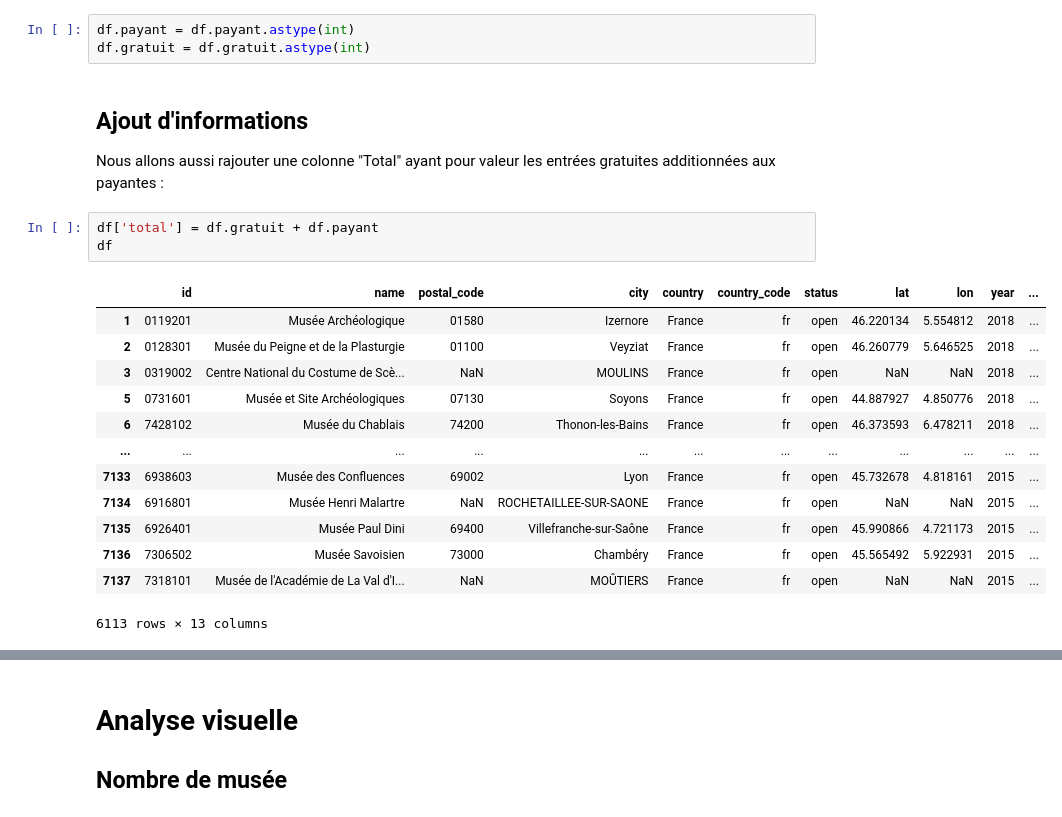
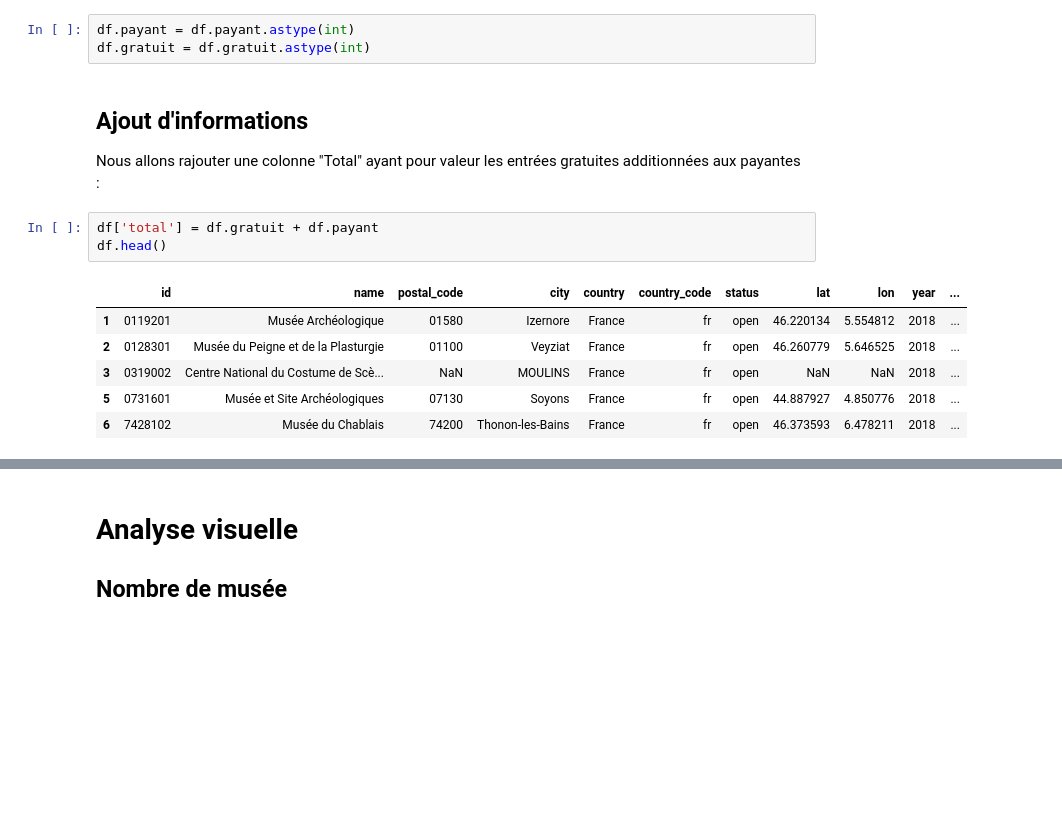
Before and after one commit to M-axel/Data-Engineering-Analysis-Science, a Jupyter notebook: Frequentation Musée Français/frequentation-musee-2013-2018.ipynb, the cells around one changed output, grey strips where cells are left out. Saved outputs shown, nothing was run; the diff lists cells and outputs as text; blank space fills up the shorter version.

```diff
--- a/Frequentation Musée Français/frequentation-musee-2013-2018.ipynb
+++ b/Frequentation Musée Français/frequentation-musee-2013-2018.ipynb
@@ -148,21 +156,14 @@ df.gratuit = df.gratuit.astype(int)
 <a id="ajout-informations"></a>
 ## Ajout d'informations
 
-Nous allons aussi rajouter une colonne "Total" ayant pour valeur les entrées gratuites additionnées aux payantes :
+Nous allons rajouter une colonne "Total" ayant pour valeur les entrées gratuites additionnées aux payantes :
 # %%
 df['total'] = df.gratuit + df.payant
-df
+df.head()
 # %% [output]
 |  | id | name | postal_code | city | country | country_code | status | lat | lon | year | ... |
 | 1 | 0119201 | Musée Archéologique | 01580 | Izernore | France | fr | open | 46.220134 | 5.554812 | 2018 | ... |
 | 2 | 0128301 | Musée du Peigne et de la Plasturgie | 01100 | Veyziat | France | fr | open | 46.260779 | 5.646525 | 2018 | ... |
 | 3 | 0319002 | Centre National du Costume de Scè... | NaN | MOULINS | France | fr | open | NaN | NaN | 2018 | ... |
 | 5 | 0731601 | Musée et Site Archéologiques | 07130 | Soyons | France | fr | open | 44.887927 | 4.850776 | 2018 | ... |
 | 6 | 7428102 | Musée du Chablais | 74200 | Thonon-les-Bains | France | fr | open | 46.373593 | 6.478211 | 2018 | ... |
-| ... | ... | ... | ... | ... | ... | ... | ... | ... | ... | ... | ... |
-| 7133 | 6938603 | Musée des Confluences | 69002 | Lyon | France | fr | open | 45.732678 | 4.818161 | 2015 | ... |
-| 7134 | 6916801 | Musée Henri Malartre | NaN | ROCHETAILLEE-SUR-SAONE | France | fr | open | NaN | NaN | 2015 | ... |
-| 7135 | 6926401 | Musée Paul Dini | 69400 | Villefranche-sur-Saône | France | fr | open | 45.990866 | 4.721173 | 2015 | ... |
-| 7136 | 7306502 | Musée Savoisien | 73000 | Chambéry | France | fr | open | 45.565492 | 5.922931 | 2015 | ... |
-| 7137 | 7318101 | Musée de l'Académie de La Val d'I... | NaN | MOÛTIERS | France | fr | open | NaN | NaN | 2015 | ... |
-6113 rows × 13 columns
```
Also changed, not shown: parts of 19 cells of this notebook.
